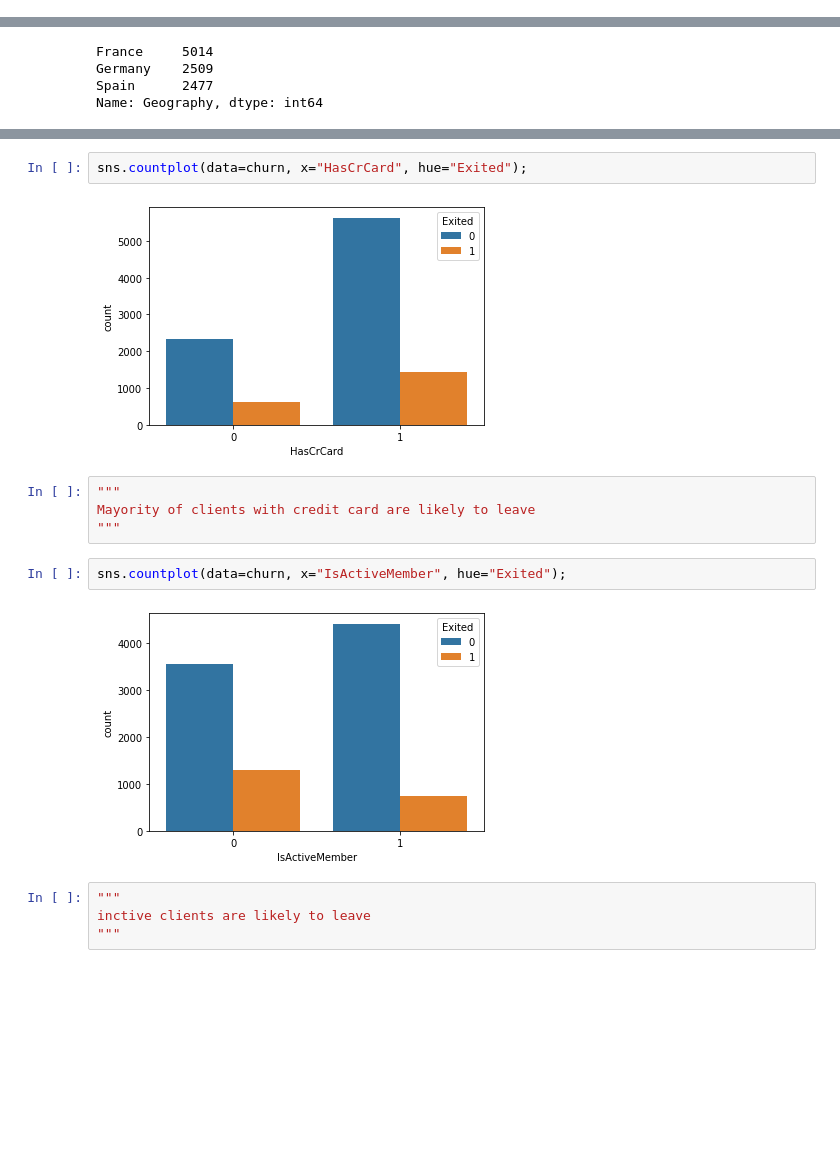
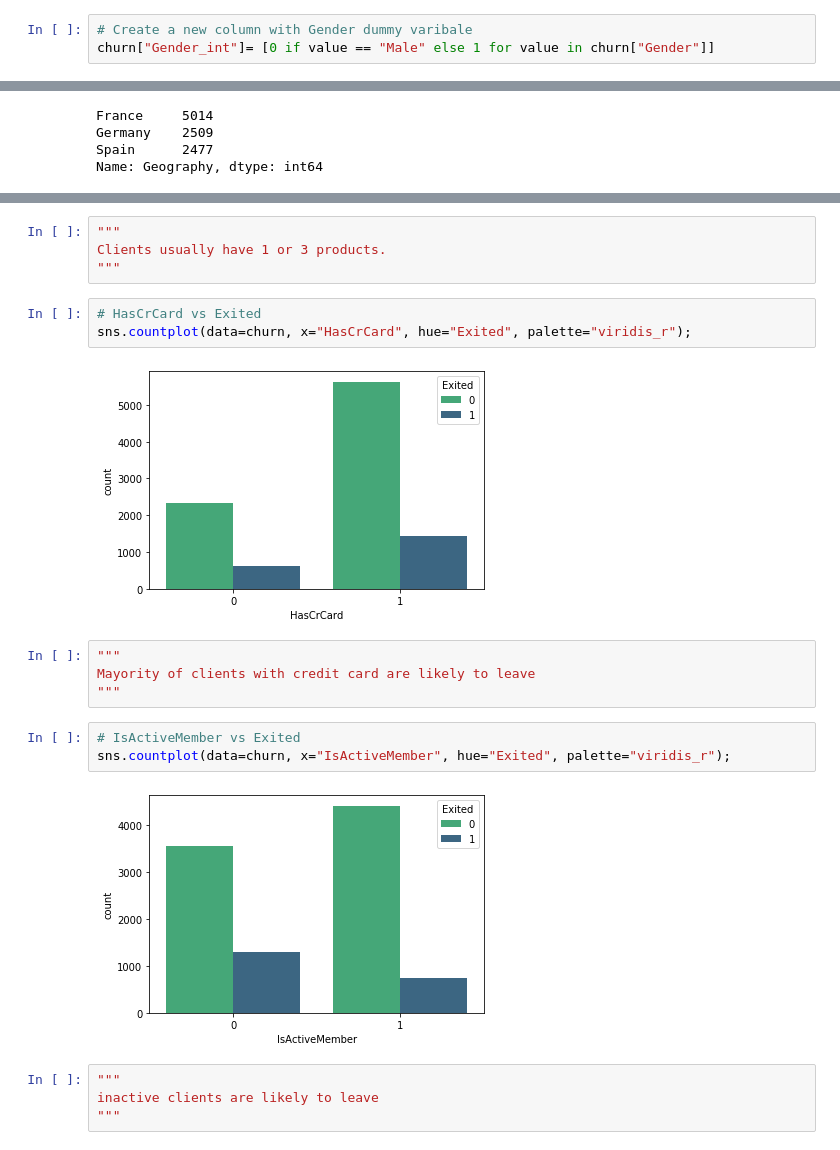
Before and after one commit to ironhack-bcn-data-june-2020/project-ml-bank-churn, a Jupyter notebook: DataPreparation.ipynb, the cells around one changed output, grey strips where cells are left out. Drawn from its saved outputs; the diff is of its cells as text; blank space fills up the shorter version.

Commit message:
adding Environment&DataPreparation with errors in Feature Eng

```diff
--- a/DataPreparation.ipynb
+++ b/DataPreparation.ipynb
@@ -145,0 +286,3 @@ dtype: int64
+# %%
+# Create a new column with Gender dummy varibale
+churn["Gender_int"]= [0 if value == "Male" else 1 for value in churn["Gender"]]
@@ -228,16 +383,22 @@ sns.countplot(data=churn, x="NumOfProducts", hue="Exited");
+# %%
+"""
+Clients usually have 1 or 3 products.
+"""
 # %%
-sns.countplot(data=churn, x="HasCrCard", hue="Exited");
+# HasCrCard vs Exited
+sns.countplot(data=churn, x="HasCrCard", hue="Exited", palette="viridis_r");
 # %% [output]
-[figure, old version]
+[figure, new version]
 # %%
 """
 Mayority of clients with credit card are likely to leave
 """
 # %%
-sns.countplot(data=churn, x="IsActiveMember", hue="Exited");
+# IsActiveMember vs Exited
+sns.countplot(data=churn, x="IsActiveMember", hue="Exited", palette="viridis_r");
 # %% [output]
-[figure, old version]
+[figure, new version]
 # %%
 """
-inctive clients are likely to leave
+inactive clients are likely to leave
 """
```
Also changed, not shown: parts of 70 cells of this notebook.
